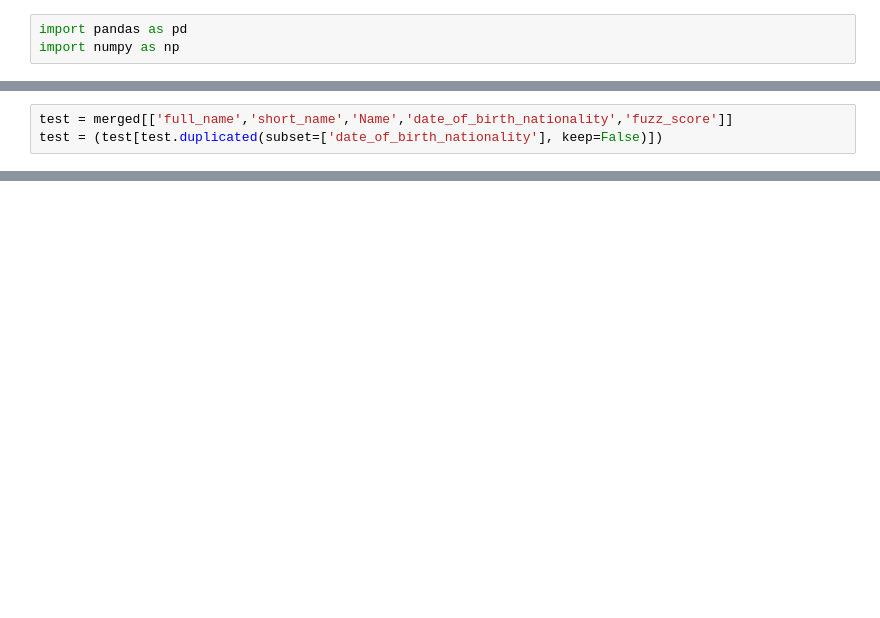
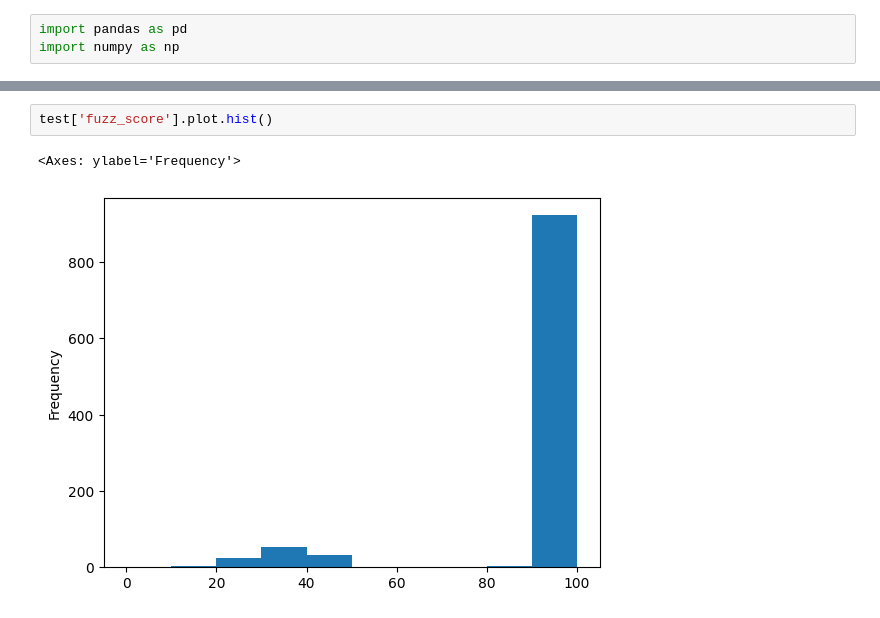
Before and after one commit to dave-mannion/football, a Jupyter notebook: eda.ipynb, the cells around one changed output, grey strips where cells are left out. Cells and saved outputs as stored; diff of their text form; blank space fills up the shorter version.

```diff
--- a/eda.ipynb
+++ b/eda.ipynb
@@ -377,3 +5,0 @@ merged['fuzz_score']=np.maximum(merged['long_fuzz_score'], merged['short_fuzz_sc
-# %%
-test = merged[['full_name','short_name','Name','date_of_birth_nationality','fuzz_score']]
-test = (test[test.duplicated(subset=['date_of_birth_nationality'], keep=False)])
@@ -379,0 +127,5 @@ test = (test[test.duplicated(subset=['date_of_birth_nationality'], keep=False)])
+# %%
+test['fuzz_score'].plot.hist()
+# %% [output]
+<Axes: ylabel='Frequency'>
+[figure, added]
```
Also changed, not shown: parts of 22 cells of this notebook.
